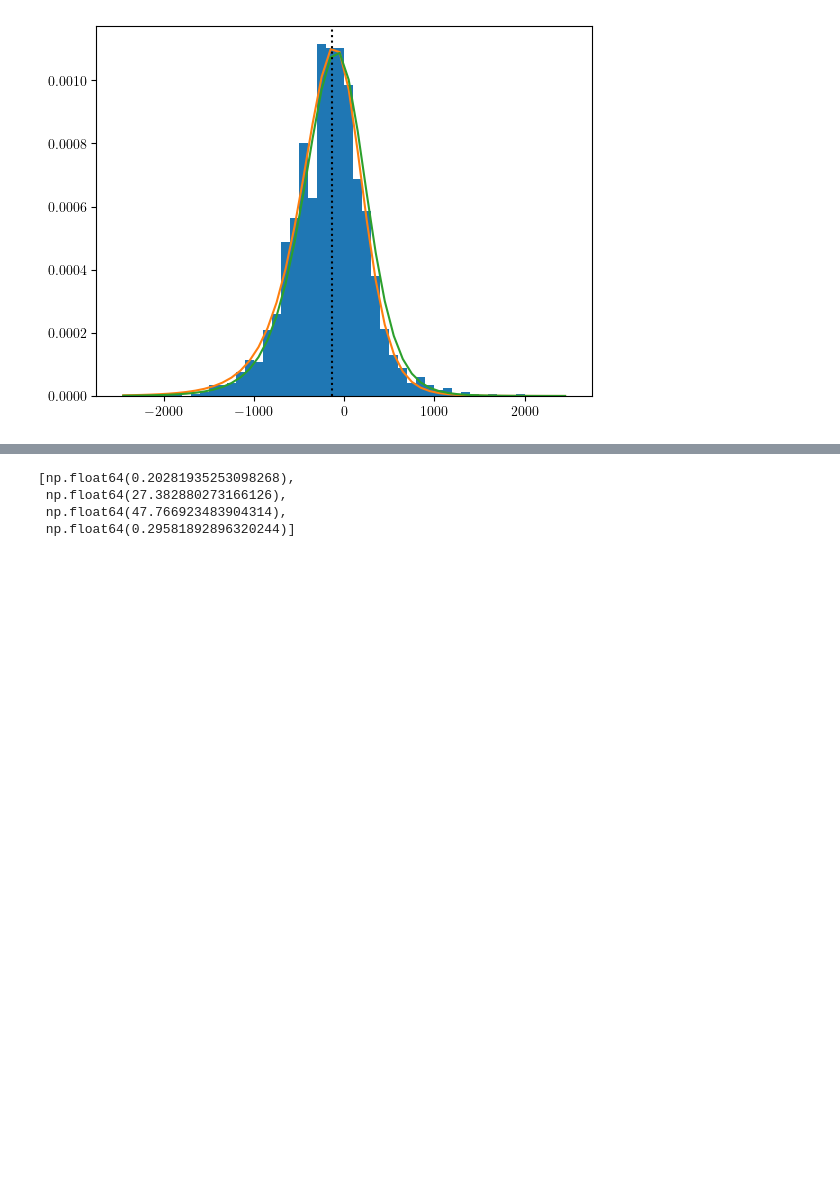
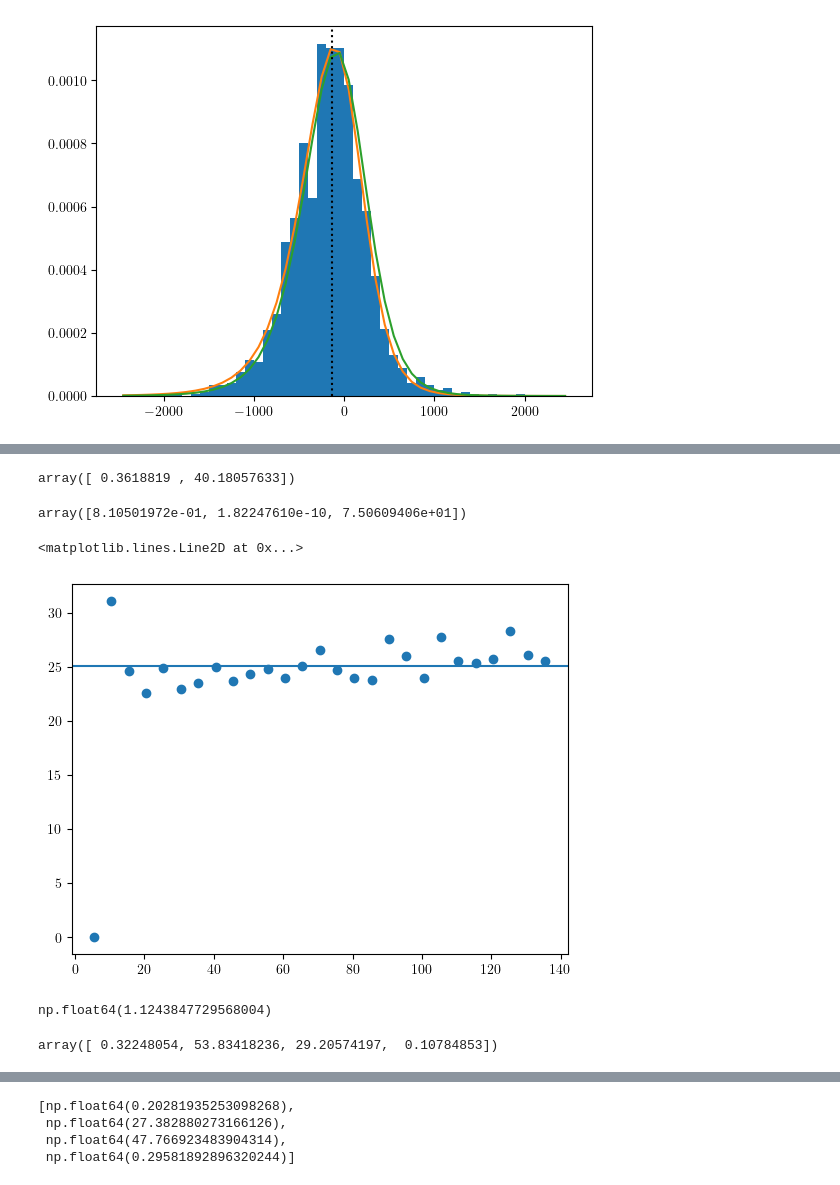
Before and after one commit to cosweeney/compact_streaming, a Jupyter notebook: nb/calibration/compact_halo_calibration.ipynb, the cells around one changed output, grey strips where cells are left out. Saved outputs shown, nothing was run; the diff lists cells and outputs as text; code cells hidden in the pictures; blank space fills up the shorter version.

```diff
--- a/nb/compact_halo_calibration.ipynb
+++ b/nb/calibration/compact_halo_calibration.ipynb
@@ -528,0 +644,14 @@ Text(0.5, 0.98, 'compact model inputs')
+# %%
+popt
+# %% [output]
+array([ 0.3618819 , 40.18057633])
+# %%
+popt2
+# %% [output]
+array([8.10501972e-01, 1.82247610e-10, 7.50609406e+01])
+# %%
+plt.scatter(r_p[::skip], sig_rho_free)
+plt.axhline(np.mean(sig_rho_free[2:]))
+# %% [output]
+<matplotlib.lines.Line2D at 0x...>
+[figure, added]
@@ -528,0 +664,8 @@ Text(0.5, 0.98, 'compact model inputs')
+# %%
+sigma_mod_2(1, 1, 1, 1, 1, 1)
+# %% [output]
+np.float64(1.1243847729568004)
+# %%
+popt2
+# %% [output]
+array([ 0.32248054, 53.83418236, 29.20574197,  0.10784853])
```
Also changed, not shown: parts of 19 cells of this notebook, 13 other files.
